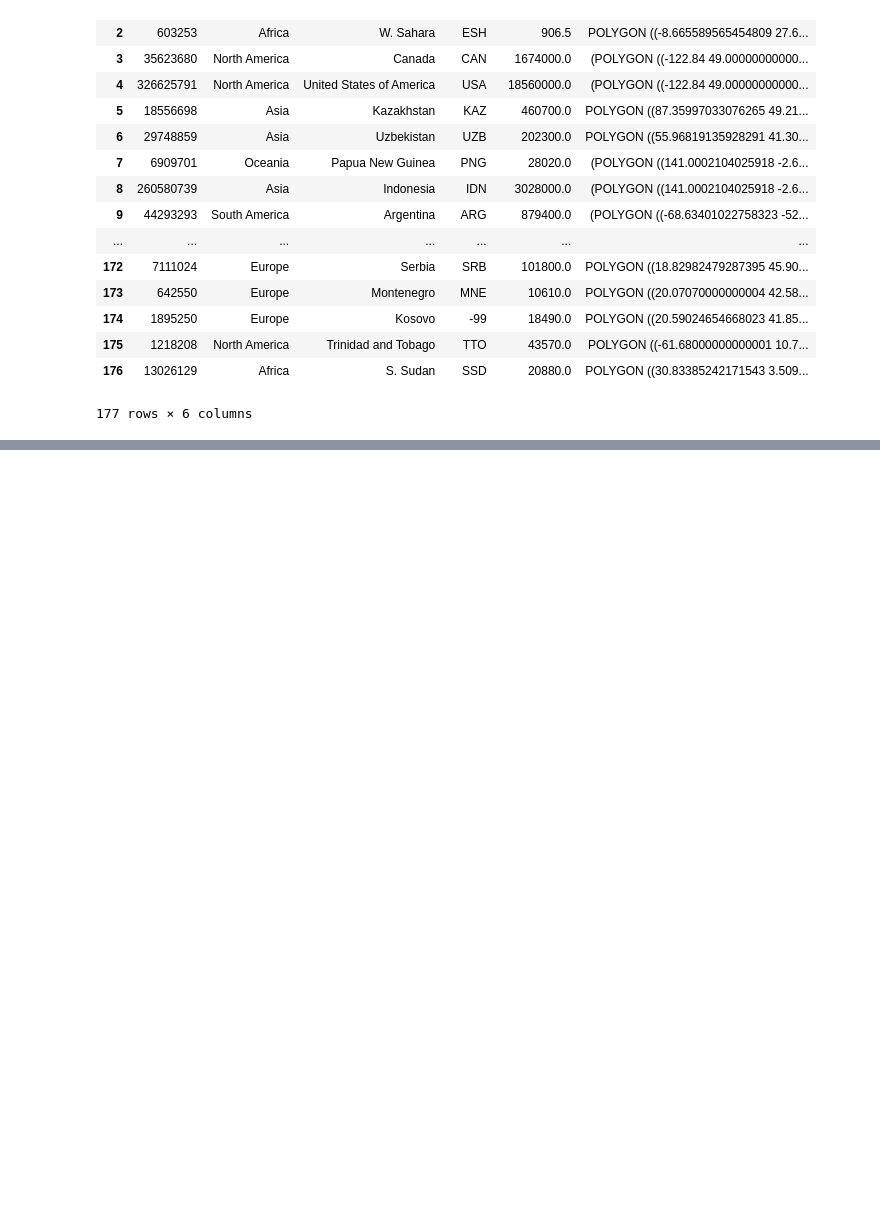
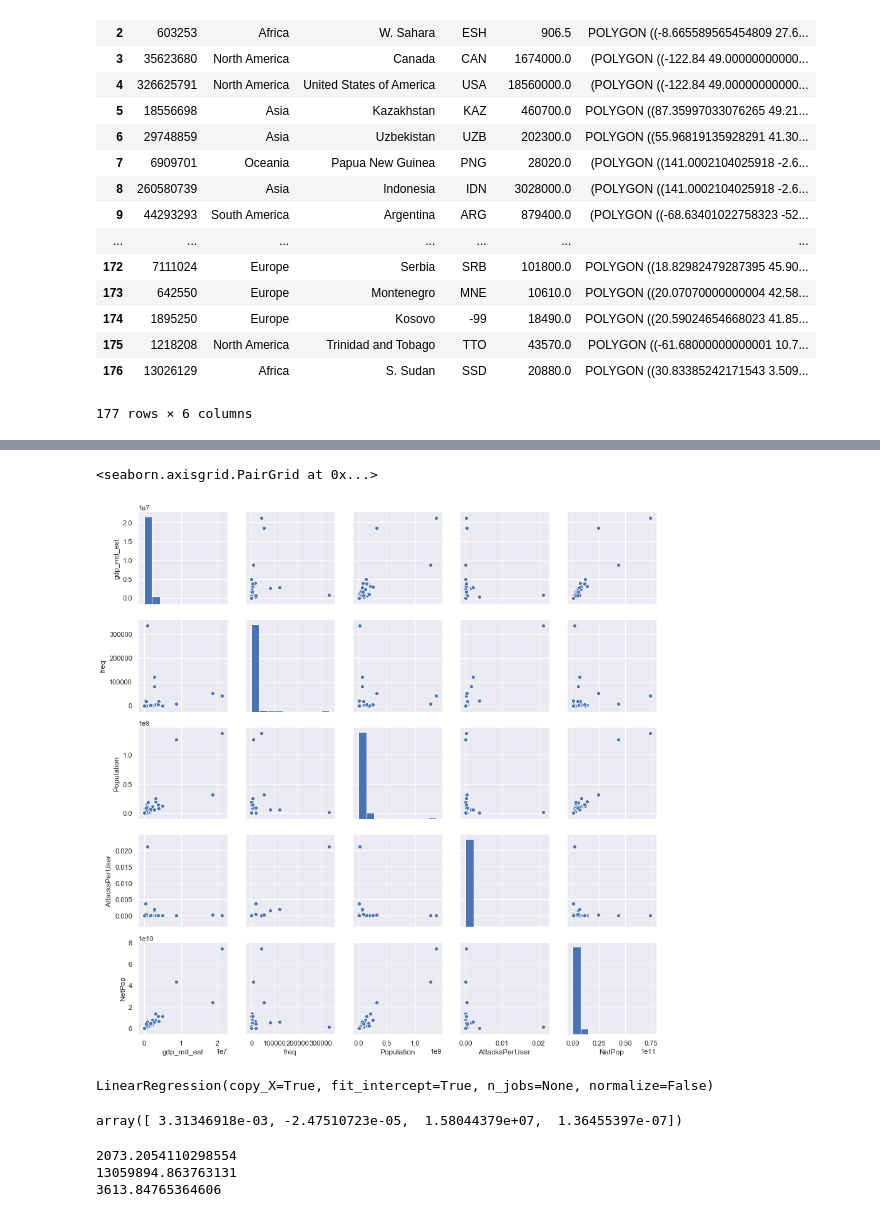
Before and after one commit to rijish45/Security-Analytics, a Jupyter notebook: data2305.ipynb, the cells around one changed output, grey strips where cells are left out. Saved outputs shown, nothing was run; the diff lists cells and outputs as text; code cells hidden in the pictures; blank space fills up the shorter version.

Commit message:
Done with regression

```diff
--- a/data2305.ipynb
+++ b/data2305.ipynb
@@ -484,0 +651,5 @@ full
+# %%
+sns.pairplot(final_data)
+# %% [output]
+<seaborn.axisgrid.PairGrid at 0x...>
+[figure, added]
@@ -484,0 +662,22 @@ full
+# %%
+from sklearn.linear_model import LinearRegression
+lm = LinearRegression()
+lm.fit(X_train, y_train)
+# %% [output]
+LinearRegression(copy_X=True, fit_intercept=True, n_jobs=None, normalize=False)
+# %%
+lm.coef_
+# %% [output]
+array([ 3.31346918e-03, -2.47510723e-05,  1.58044379e+07,  1.36455397e-07])
+# %%
+predict = lm.predict(X_test)
+from sklearn.metrics import mean_squared_error
+from sklearn.metrics import mean_absolute_error
+
+print(mean_absolute_error(y_test, predict))
+print(mean_squared_error(y_test, predict))
+print(np.sqrt(mean_squared_error(y_test, predict)))
+# %% [output]
+2073.2054110298554
+13059894.863763131
+3613.84765364606
```
Also changed, not shown: parts of 26 cells of this notebook, 1 other file.
